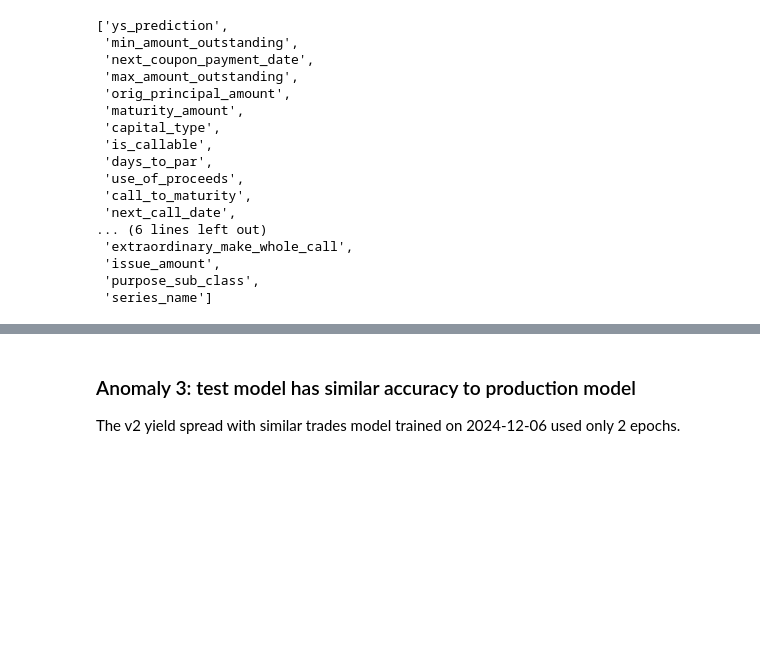
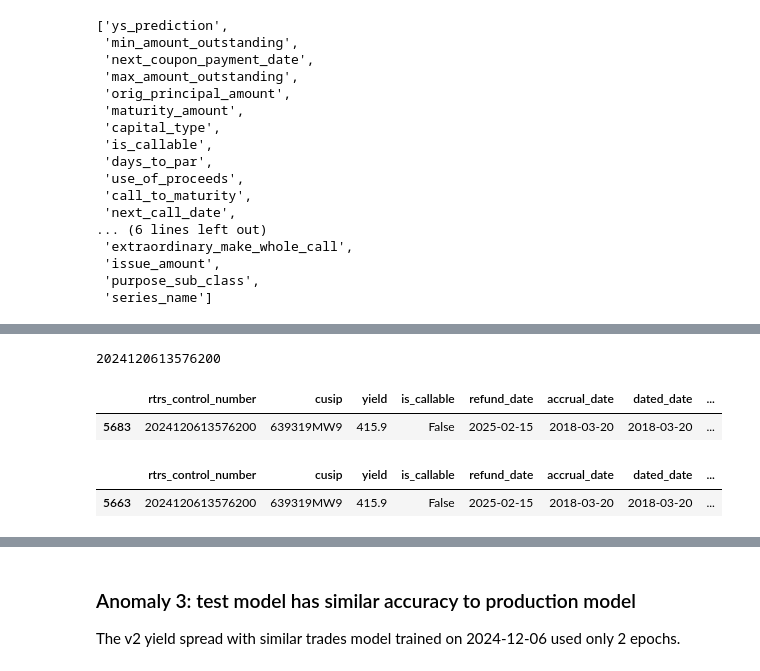
Before and after one commit to jessedwatson/ficc_python, a Jupyter notebook: notebooks/compare_datasets/compare_one_day_of_data.ipynb, the cells around one changed output, grey strips where cells are left out. Saved outputs shown, nothing was run; the diff lists cells and outputs as text; code cells hidden in the pictures; blank space fills up the shorter version.

```diff
--- a/notebooks/compare_datasets/compare_one_day_of_data.ipynb
+++ b/notebooks/compare_datasets/compare_one_day_of_data.ipynb
@@ -301,0 +318,17 @@ Columns with different values: ['ys_prediction', 'min_amount_outstanding', 'next
+# %%
+rtrs_control_number_of_interest = small_error_in_old_df_large_error_in_new_df[1]    # arbitrarily choose the second one
+rtrs_control_number_of_interest
+# %% [output]
+2024120613576200
+# %%
+old_df_rtrs_control_number_of_interest = old_df_on_2024_12_06_same_rtrs_control_numbers[old_df_on_2024_12_06_same_rtrs_control_numbers['rtrs_control_number'] == rtrs_control_number_of_interest]
+old_df_rtrs_control_number_of_interest
+# %% [output]
+|  | rtrs_control_number | cusip | yield | is_callable | refund_date | accrual_date | dated_date | ... |
+| 5683 | 2024120613576200 | 639319MW9 | 415.9 | False | 2025-02-15 | 2018-03-20 | 2018-03-20 | ... |
+# %%
+new_df_rtrs_control_number_of_interest = new_df_on_2024_12_06_same_rtrs_control_numbers[new_df_on_2024_12_06_same_rtrs_control_numbers['rtrs_control_number'] == rtrs_control_number_of_interest]
+new_df_rtrs_control_number_of_interest
+# %% [output]
+|  | rtrs_control_number | cusip | yield | is_callable | refund_date | accrual_date | dated_date | ... |
+| 5663 | 2024120613576200 | 639319MW9 | 415.9 | False | 2025-02-15 | 2018-03-20 | 2018-03-20 | ... |
```
Also changed, not shown: parts of 10 cells of this notebook.
